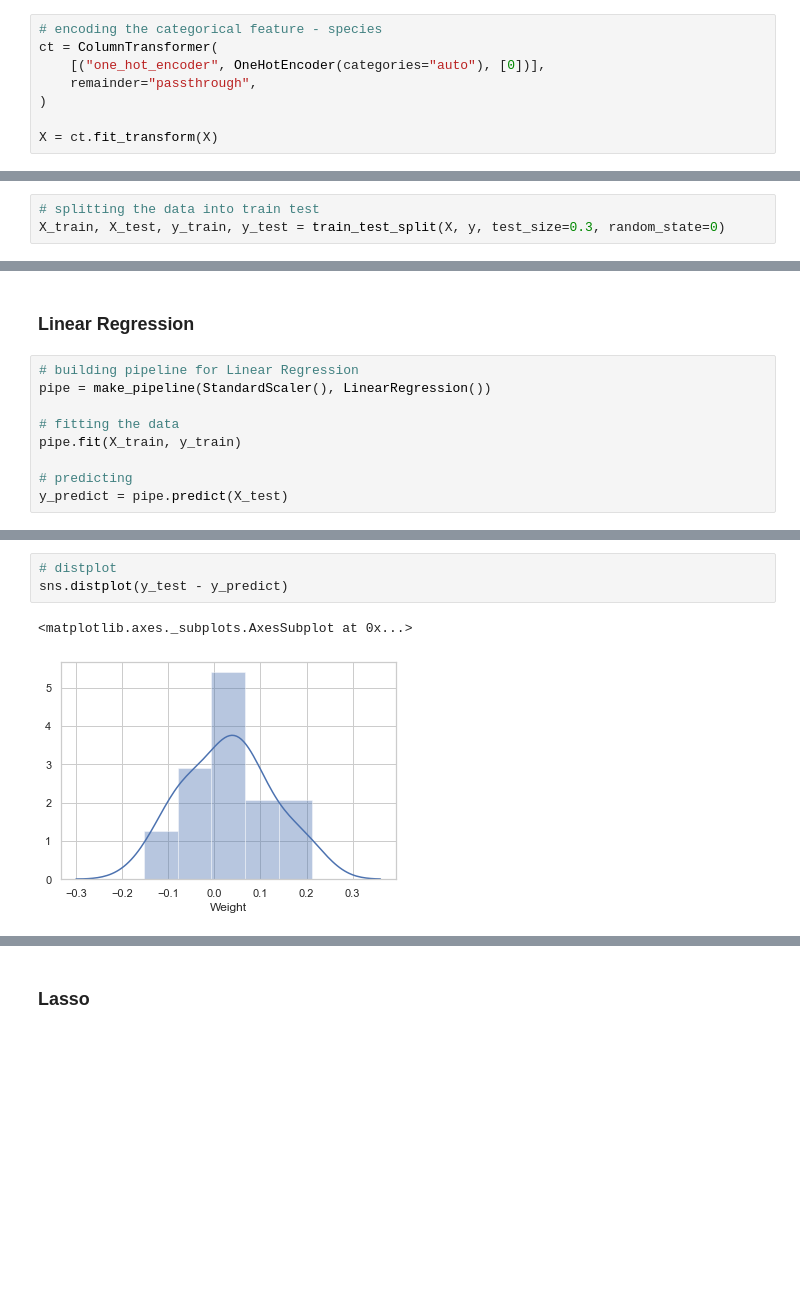
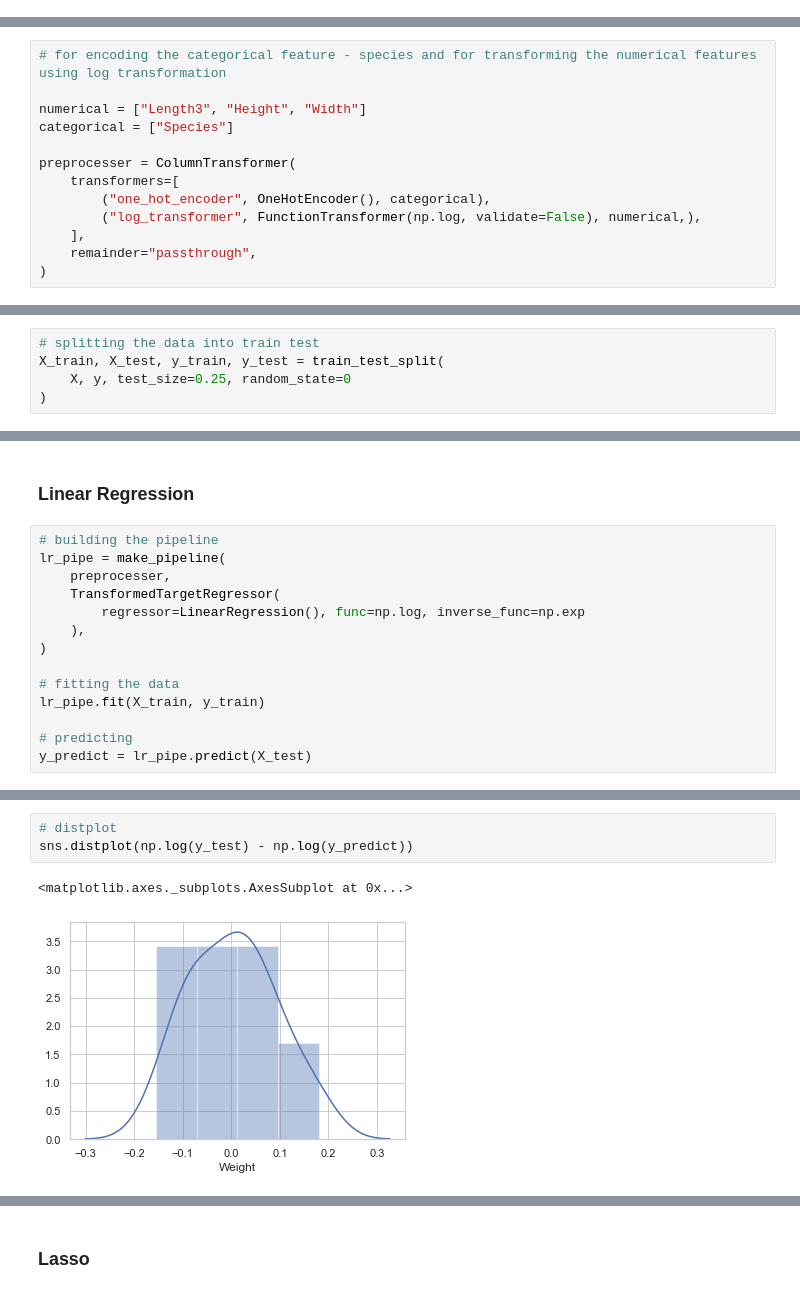
Before and after one commit to esharma3/fish_weight_prediction_machine_learning, a Jupyter notebook: data_analysis_and_model_selection.ipynb, the cells around one changed output, grey strips where cells are left out. Saved outputs shown, nothing was run; the diff lists cells and outputs as text; blank space fills up the shorter version.

```diff
--- a/data_analysis_and_model_selection.ipynb
+++ b/data_analysis_and_model_selection.ipynb
@@ -291,11 +296,3 @@ X = fish_data.drop("Weight", axis=1)
 y = fish_data["Weight"]
 # %% [output]
 [interactive output not drawn]
-# %%
-# encoding the categorical feature - species
-ct = ColumnTransformer(
-    [("one_hot_encoder", OneHotEncoder(categories="auto"), [0])],
-    remainder="passthrough",
-)
-
-X = ct.fit_transform(X)
@@ -303,0 +299,13 @@ X = ct.fit_transform(X)
+# %%
+# for encoding the categorical feature - species and for transforming the numerical features using log transformation
+
+numerical = ["Length3", "Height", "Width"]
+categorical = ["Species"]
+
+preprocesser = ColumnTransformer(
+    transformers=[
+        ("one_hot_encoder", OneHotEncoder(), categorical),
+        ("log_transformer", FunctionTransformer(np.log, validate=False), numerical,),
+    ],
+    remainder="passthrough",
+)
@@ -304,18 +314,25 @@ X = ct.fit_transform(X)
 # %%
 # splitting the data into train test
-X_train, X_test, y_train, y_test = train_test_split(X, y, test_size=0.3, random_state=0)
+X_train, X_test, y_train, y_test = train_test_split(
+    X, y, test_size=0.25, random_state=0
+)
 # %% [output]
 [interactive output not drawn]
 # %% [markdown]
 ### Linear Regression
 # %%
-# building pipeline for Linear Regression
-pipe = make_pipeline(StandardScaler(), LinearRegression())
+# building the pipeline
+lr_pipe = make_pipeline(
+    preprocesser,
+    TransformedTargetRegressor(
+        regressor=LinearRegression(), func=np.log, inverse_func=np.exp
+    ),
+)
 
 # fitting the data
-pipe.fit(X_train, y_train)
+lr_pipe.fit(X_train, y_train)
 
 # predicting
-y_predict = pipe.predict(X_test)
+y_predict = lr_pipe.predict(X_test)
 # %% [output]
 [interactive output not drawn]
@@ -340,10 +359,10 @@ plt.show()
 [interactive output not drawn]
 # %%
 # distplot
-sns.distplot(y_test - y_predict)
+sns.distplot(np.log(y_test) - np.log(y_predict))
 # %% [output]
 <matplotlib.axes._subplots.AxesSubplot at 0x...>
-[figure, old version]
+[figure, new version]
 [interactive output not drawn]
 # %%
 # Test MSE and R2
```
Also changed, not shown: parts of 39 cells of this notebook.
